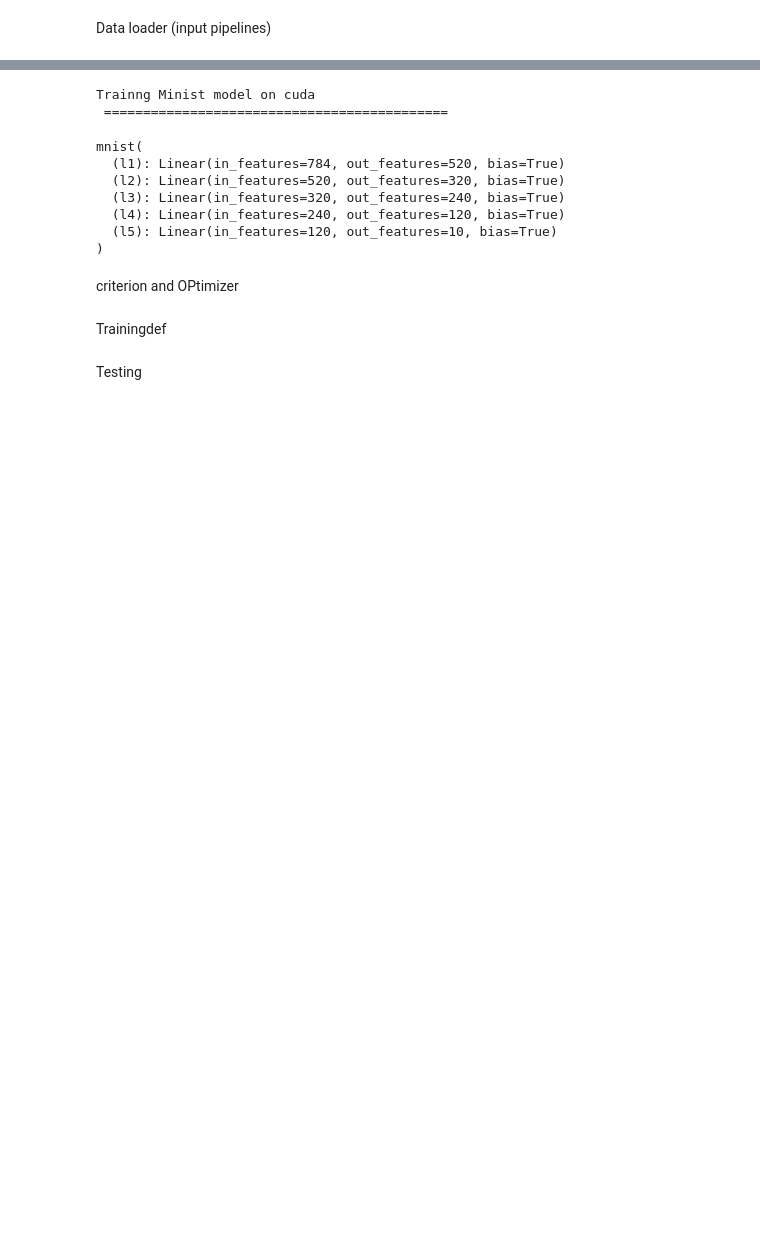
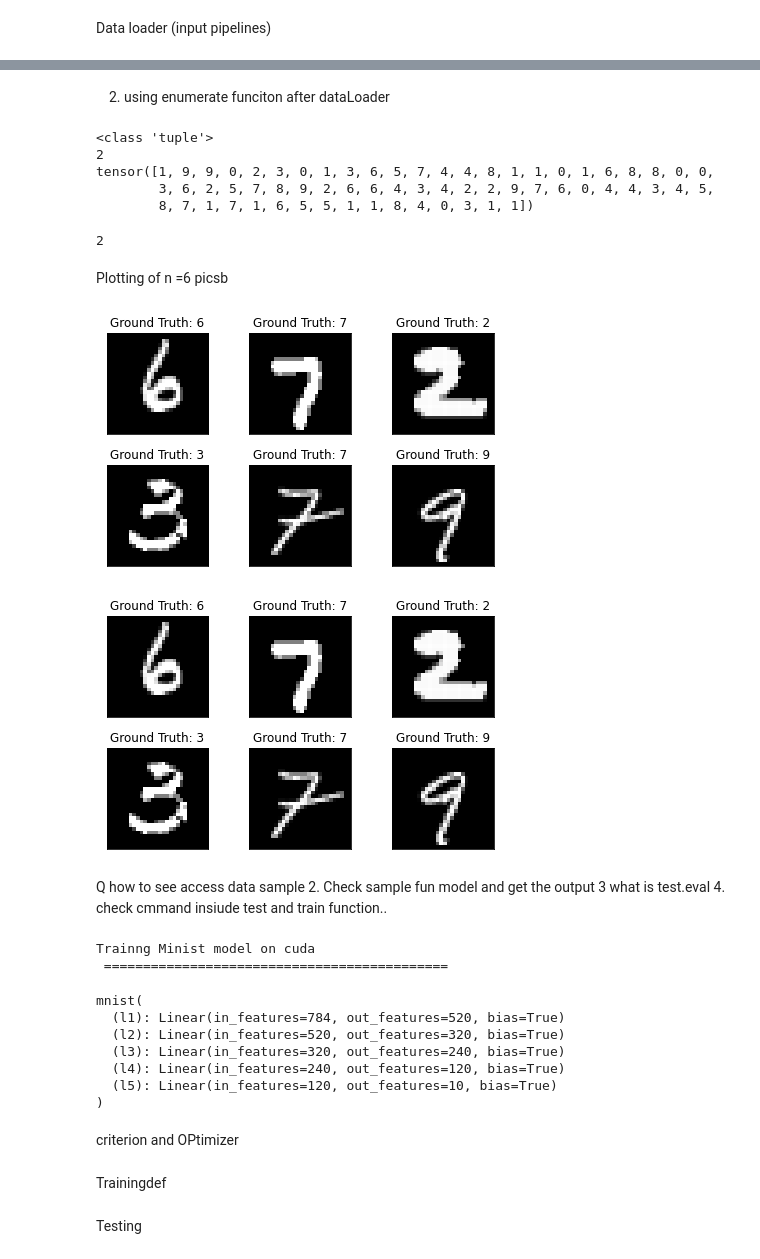
Before and after one commit to vinayk19/Assignment, a Jupyter notebook: Softmax_mnist2.ipynb, the cells around one changed output, grey strips where cells are left out. Cells and saved outputs as stored; diff of their text form; code cells hidden in the pictures; blank space fills up the shorter version.

```diff
--- a/Softmax_mnist2.ipynb
+++ b/Softmax_mnist2.ipynb
@@ -76,0 +93,42 @@ test_loader = DataLoader(dataset= test_dataset, batch_size= bs, shuffle = True)
+# %% [markdown]
+2. using enumerate funciton after dataLoader
+# %%
+examples = enumerate(train_loader)
+batch_idx, (example_data, example_targets) = next(examples)
+# %%
+# x = examples # here class is enumerate(builtins) which do not have shape method () so changing it to next one
+x = next(examples) # here class is tuple. as it comes aftr applying next to enumerate which(tuple) also not have shape method ()
+print(type(x))
+# print(x.shape)  # is tuple do not have shape in it len
+print(x.__len__())
+# print(x[1][0]) # note tuple is not taking [0][0] and [0][1] it providing output [1][0], [1][1] why
+print(x[1][1])
+
+# print(x)
+# %% [output]
+<class 'tuple'>
+2
+tensor([1, 9, 9, 0, 2, 3, 0, 1, 3, 6, 5, 7, 4, 4, 8, 1, 1, 0, 1, 6, 8, 8, 0, 0,
+        3, 6, 2, 5, 7, 8, 9, 2, 6, 6, 4, 3, 4, 2, 2, 9, 7, 6, 0, 4, 4, 3, 4, 5,
+        8, 7, 1, 7, 1, 6, 5, 5, 1, 1, 8, 4, 0, 3, 1, 1])
+# %%
+x.__len__()
+# %% [output]
+2
+# %% [markdown]
+Plotting of n =6 picsb
+# %%
+import matplotlib.pyplot as plt
+
+fig = plt.figure()
+for i in range(6):
+  plt.subplot(2,3,i+1)
+  plt.tight_layout()
+  plt.imshow(example_data[i][0], cmap='gray', interpolation='none')
+  plt.title("Ground Truth: {}".format(example_targets[i]))
+  plt.xticks([])
+  plt.yticks([])
+fig
+# %% [output]
+[figure, added]
+[figure, added]
@@ -77,3 +137,8 @@ test_loader = DataLoader(dataset= test_dataset, batch_size= bs, shuffle = True)
+# %% [markdown]
+Q  how to see  access  data sample
+2. Check sample fun model and get the output
+3  what is test.eval
+4. check cmmand insiude test and train function..
 # %%
 device = 'cuda' if cuda.is_available() else 'cpu'
 print(f'Trainng Minist model on {device}\n {"=" * 44}')
```
Also changed, not shown: parts of 20 cells of this notebook.
